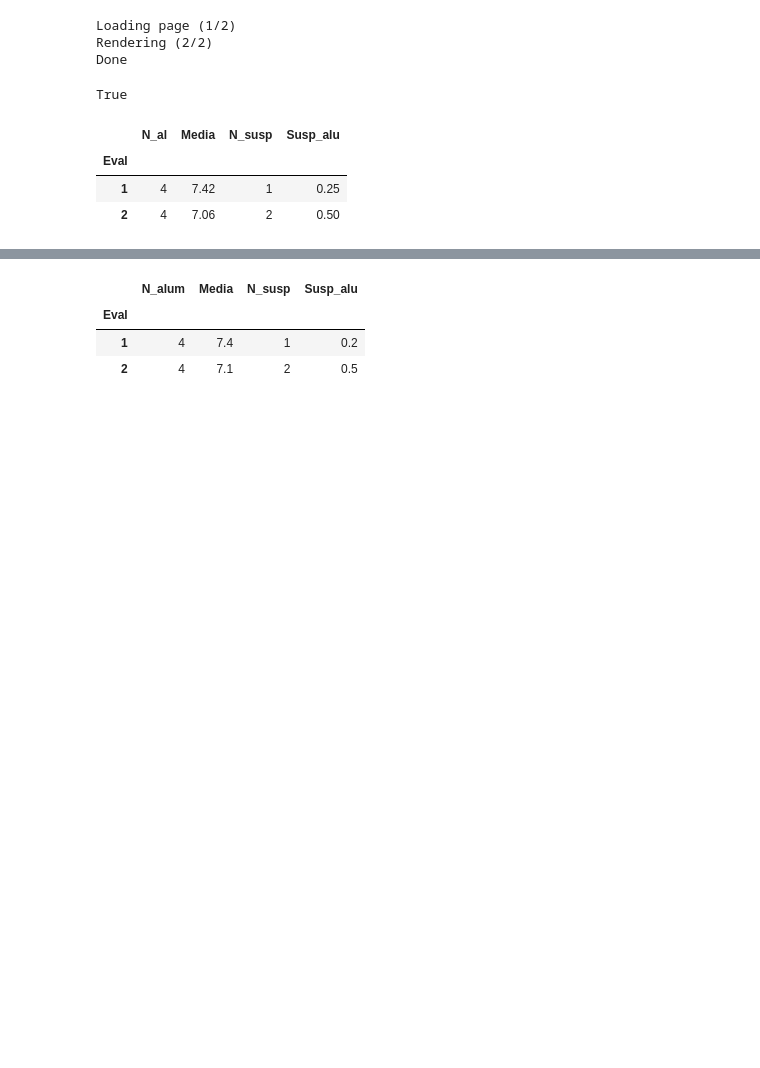
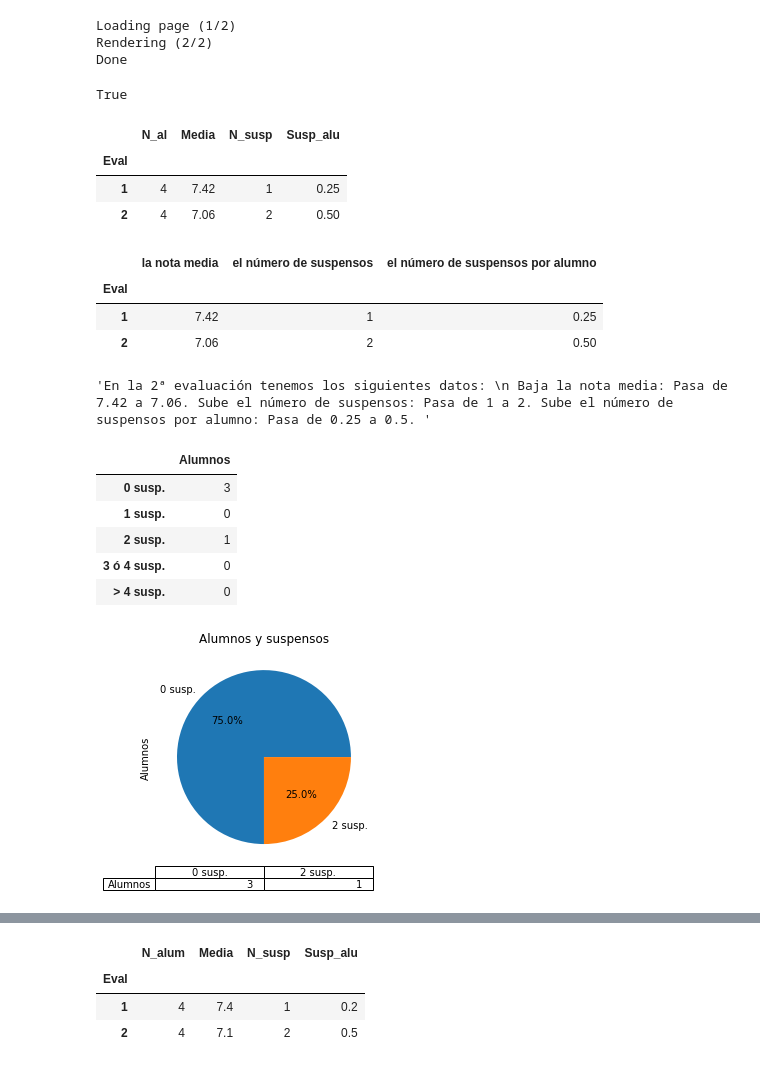
Before and after one commit to crdguez/mat4ac, a Jupyter notebook: notebooks/est_evaluacion_2021.ipynb, the cells around one changed output, grey strips where cells are left out. Drawn from its saved outputs; the diff is of its cells as text; code cells hidden in the pictures; blank space fills up the shorter version.

```diff
--- a/notebooks/est_evaluacion_2021.ipynb
+++ b/notebooks/est_evaluacion_2021.ipynb
@@ -217,3 +239,34 @@ df
 | Eval |  |  |  |  |
 | 1 | 4 | 7.42 | 1 | 0.25 |
 | 2 | 4 | 7.06 | 2 | 0.50 |
+# %%
+df2 = df.rename(columns={'N_al':'el número de alumnos', 'Media':'la nota media', 'N_susp':'el número de suspensos','Susp_alu':'el número de suspensos por alumno'}).iloc[:,1:]
+
+
+df2
+# %% [output]
+|  | la nota media | el número de suspensos | el número de suspensos por alumno |
+| Eval |  |  |  |
+| 1 | 7.42 | 1 | 0.25 |
+| 2 | 7.06 | 2 | 0.50 |
+# %%
+analisis_df(df2)[0]
+# %% [output]
+'En la 2ª evaluación tenemos los siguientes datos: \n Baja la nota media: Pasa de 7.42 a 7.06. Sube el número de suspensos: Pasa de 1 a 2. Sube el número de suspensos por alumno: Pasa de 0.25 a 0.5. '
+# %%
+# Alumnos y suspensos
+df = actilla_final[actilla_final.Eval==ultima_evaluacion].groupby('Alumno').sum().Suspenso
+ranges = [0,1,2,3,5,10]
+df2 = df.groupby(pd.cut(df, ranges, right=False)).count()
+df2.index=['0 susp.','1 susp.','2 susp.','3 ó 4 susp.','> 4 susp.']
+df2.name = 'Alumnos'
+df2[df2 > 0].plot(kind='pie', title = 'Alumnos y suspensos',autopct='%1.1f%%', table=True)
+df2.to_frame()
+# %% [output]
+|  | Alumnos |
+| 0 susp. | 3 |
+| 1 susp. | 0 |
+| 2 susp. | 1 |
+| 3 ó 4 susp. | 0 |
+| > 4 susp. | 0 |
+[figure, added]
```
Also changed, not shown: parts of 13 cells of this notebook, 1 other file.
